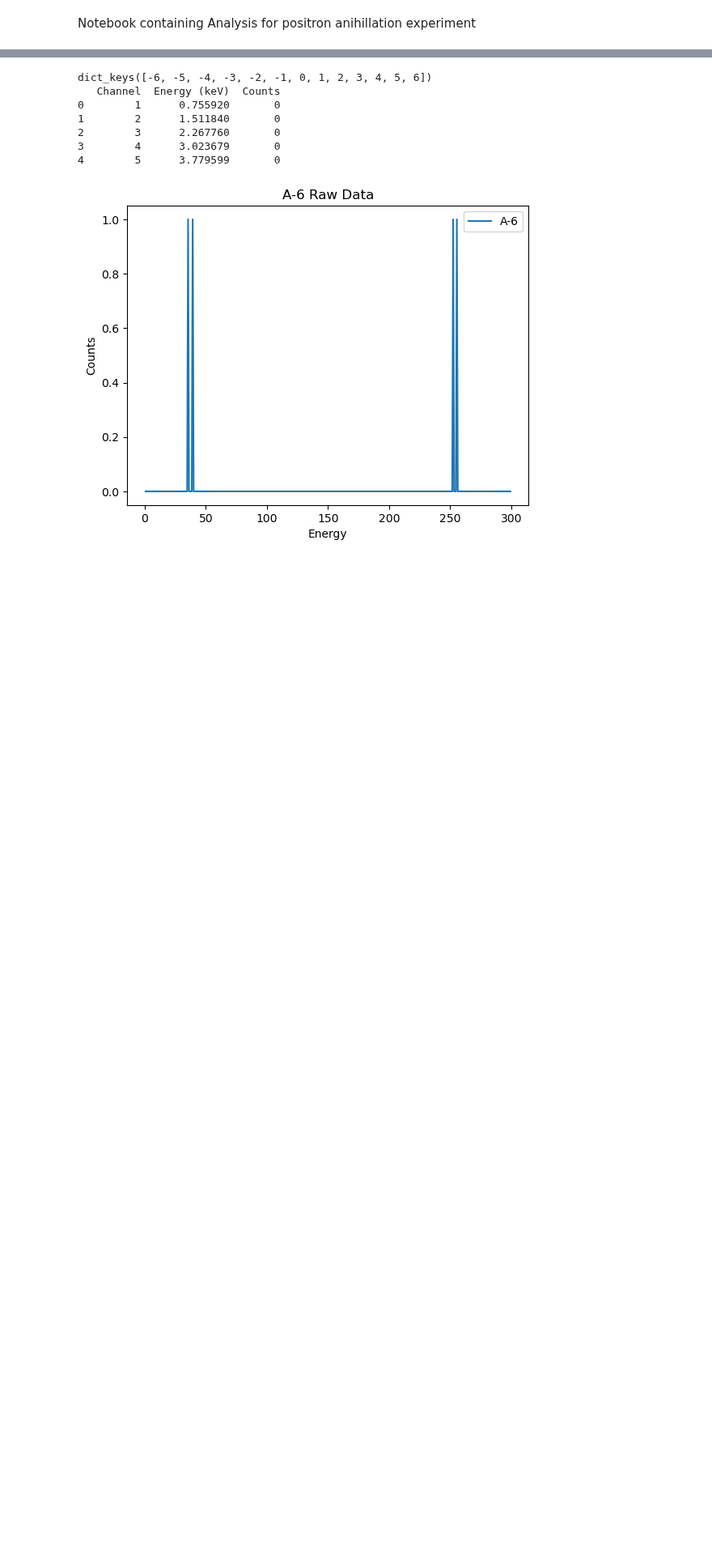
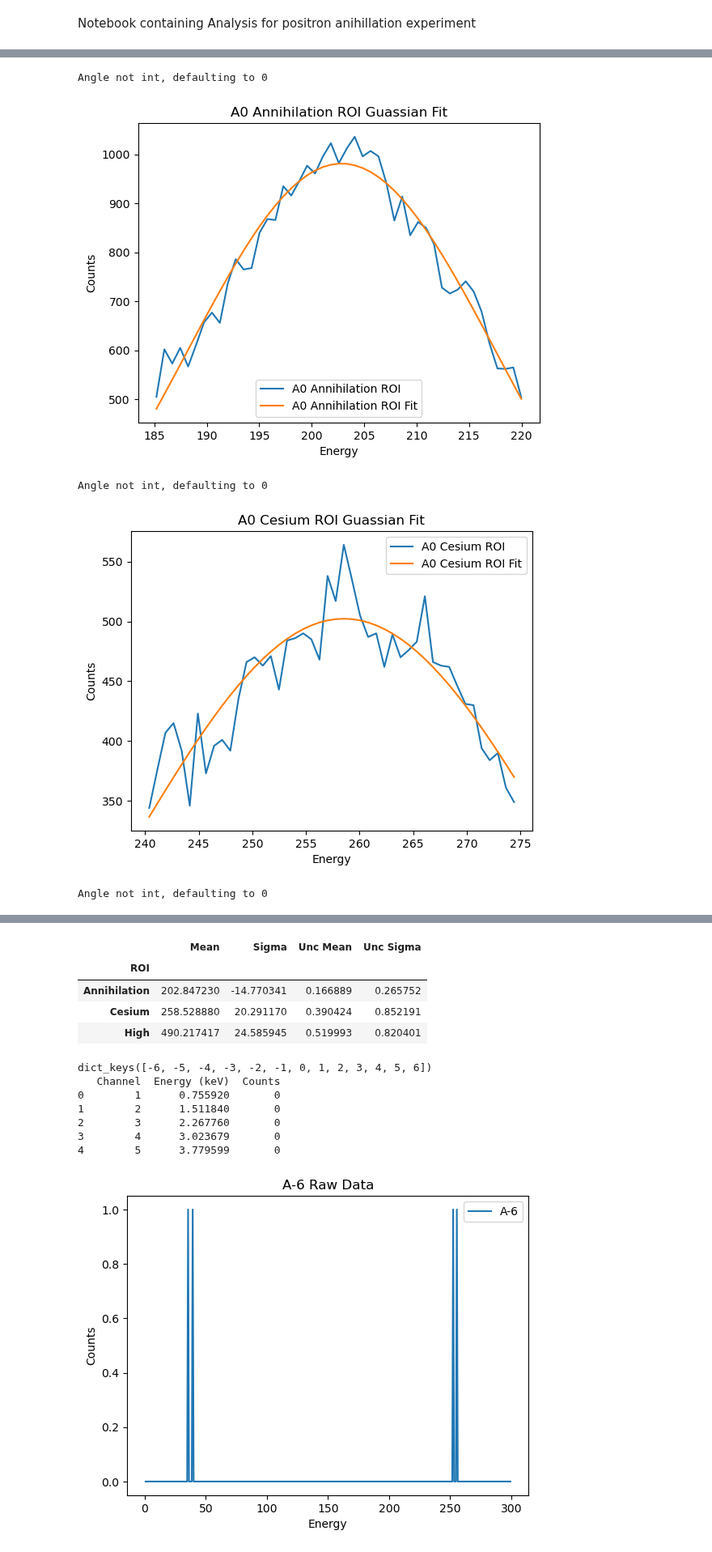
Before and after one commit to Steinburglar/advanced_exp, a Jupyter notebook: FAFO/Positron.ipynb, the cells around one changed output, grey strips where cells are left out. Shown at 81% size. Cells and saved outputs as stored; diff of their text form; code cells hidden in the pictures; blank space fills up the shorter version.

```diff
--- a/FAFO/Positron.ipynb
+++ b/FAFO/Positron.ipynb
@@ -15,0 +25,22 @@ import pandas as pd
+# %%
+#define 3 ROIs, that we will fit guassians to
+
+
+annihilation_roi = trim_df(A0Total, 185, 220)
+plot_guassian_fit(annihilation_roi, angle = "0 Annihilation ROI")
+
+cesium_roi = trim_df(A0Total, 240, 275)
+plot_guassian_fit(cesium_roi, angle = "0 Cesium ROI")
+
+high_roi = trim_df(A0Total, 460, 520)
+plot_guassian_fit(high_roi, angle = "0 High ROI", p0_overide=[175,490,20,])
+
+ROIs = {"Annihilation": annihilation_roi, "Cesium": cesium_roi, "High": high_roi}
+peaks = run_all_peak_fits(ROIs)
+display(peaks)
+# %% [output]
+Angle not int, defaulting to 0
+[figure, added]
+Angle not int, defaulting to 0
+[figure, added]
+Angle not int, defaulting to 0
@@ -16,3 +48,8 @@ import pandas as pd
+|  | Mean | Sigma | Unc Mean | Unc Sigma |
+| ROI |  |  |  |  |
+| Annihilation | 202.847230 | -14.770341 | 0.166889 | 0.265752 |
+| Cesium | 258.528880 | 20.291170 | 0.390424 | 0.852191 |
+| High | 490.217417 | 24.585945 | 0.519993 | 0.820401 |
 # %%
 dfs = load_positron_angles("../Databases/Positron/") #dfs is a dictionary, not a list
 print(dfs.keys())
```
Also changed, not shown: parts of 6 cells of this notebook, 3 other files.
